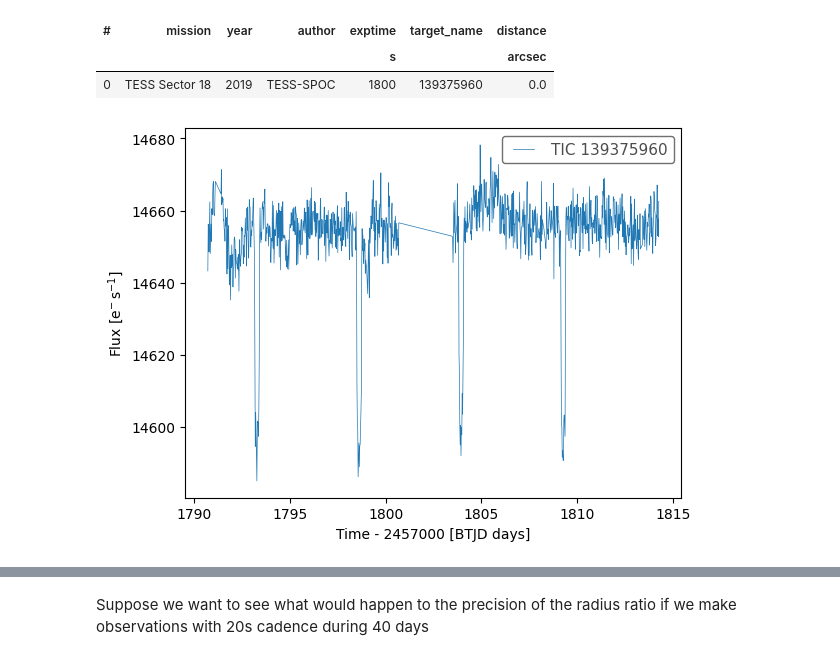
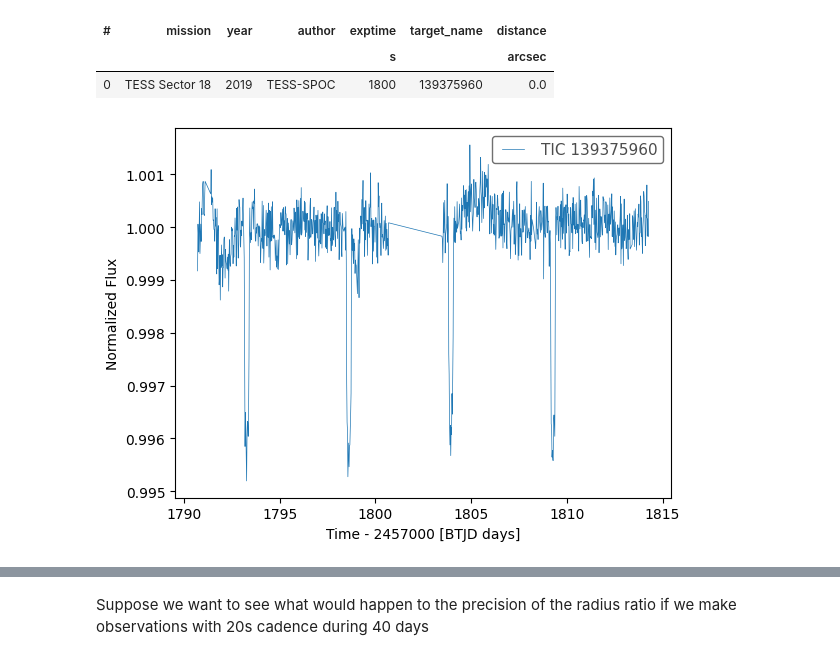
Before and after one commit to JulioHC00/PEPITA, a Jupyter notebook: notebooks/makingpredictions/how_to_make_predictions.sync.ipynb, the cells around one changed output, grey strips where cells are left out. Saved outputs shown, nothing was run; the diff lists cells and outputs as text; code cells hidden in the pictures.

```diff
--- a/notebooks/makingpredictions/how_to_make_predictions.sync.ipynb
+++ b/notebooks/makingpredictions/how_to_make_predictions.sync.ipynb
@@ -55,14 +56,16 @@ SearchResult containing 1 data products.
 # %%
 
 # Now download the ligthcurve
 
 plt.close()
-lc = search[mask].download().remove_nans().remove_outliers(sigma_lower=np.inf)
+
+# We have to normalize so that the lightcurve is centred around 0 and flux errors are scaled properly
+lc = search[mask].download().remove_nans().normalize().remove_outliers(sigma_lower=np.inf)
 
 fig, ax = plt.subplots()
 lc.plot(ax=ax)
 plt.show()
 # %% [output]
-[figure, old version]
+[figure, new version]
 # %%
 
```
Also changed, not shown: parts of 11 cells of this notebook, 1 other file.
